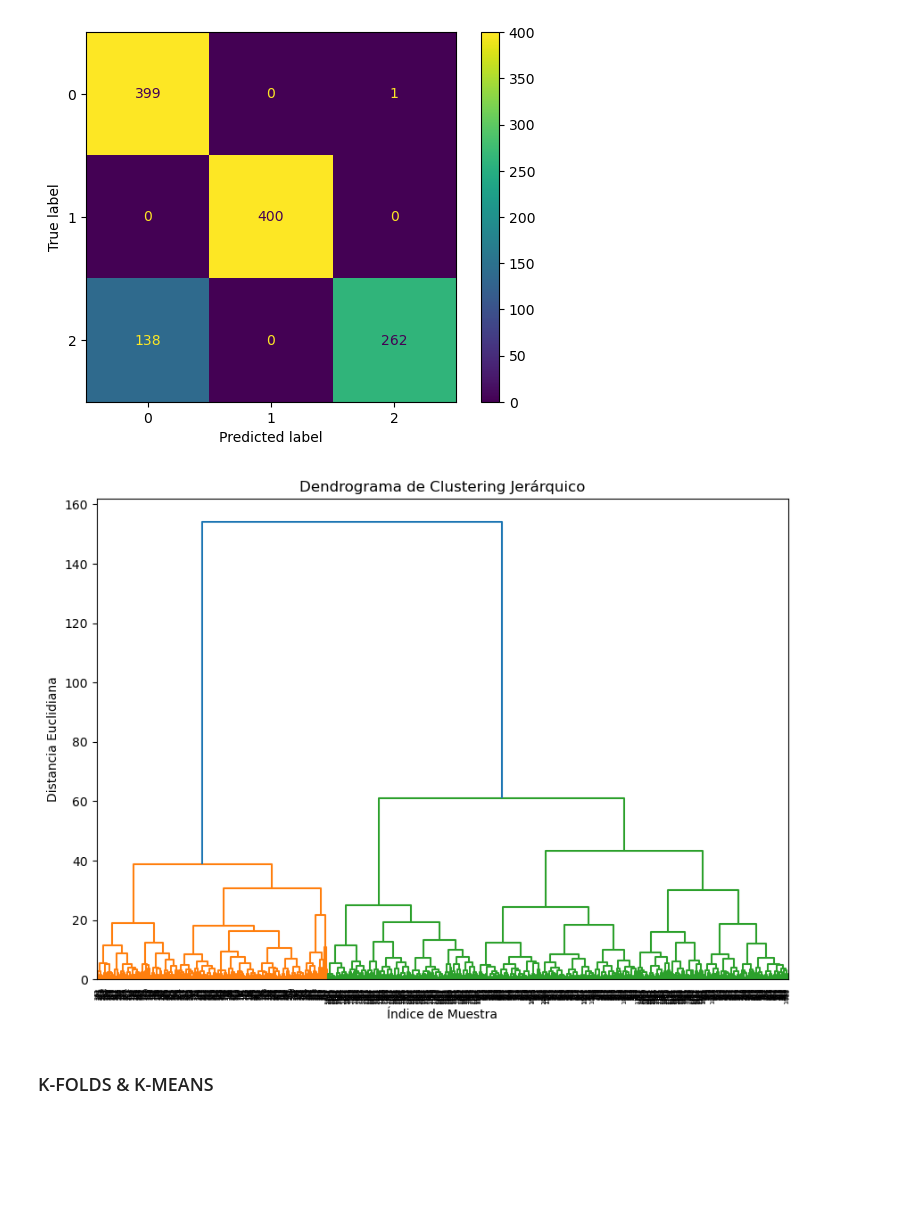
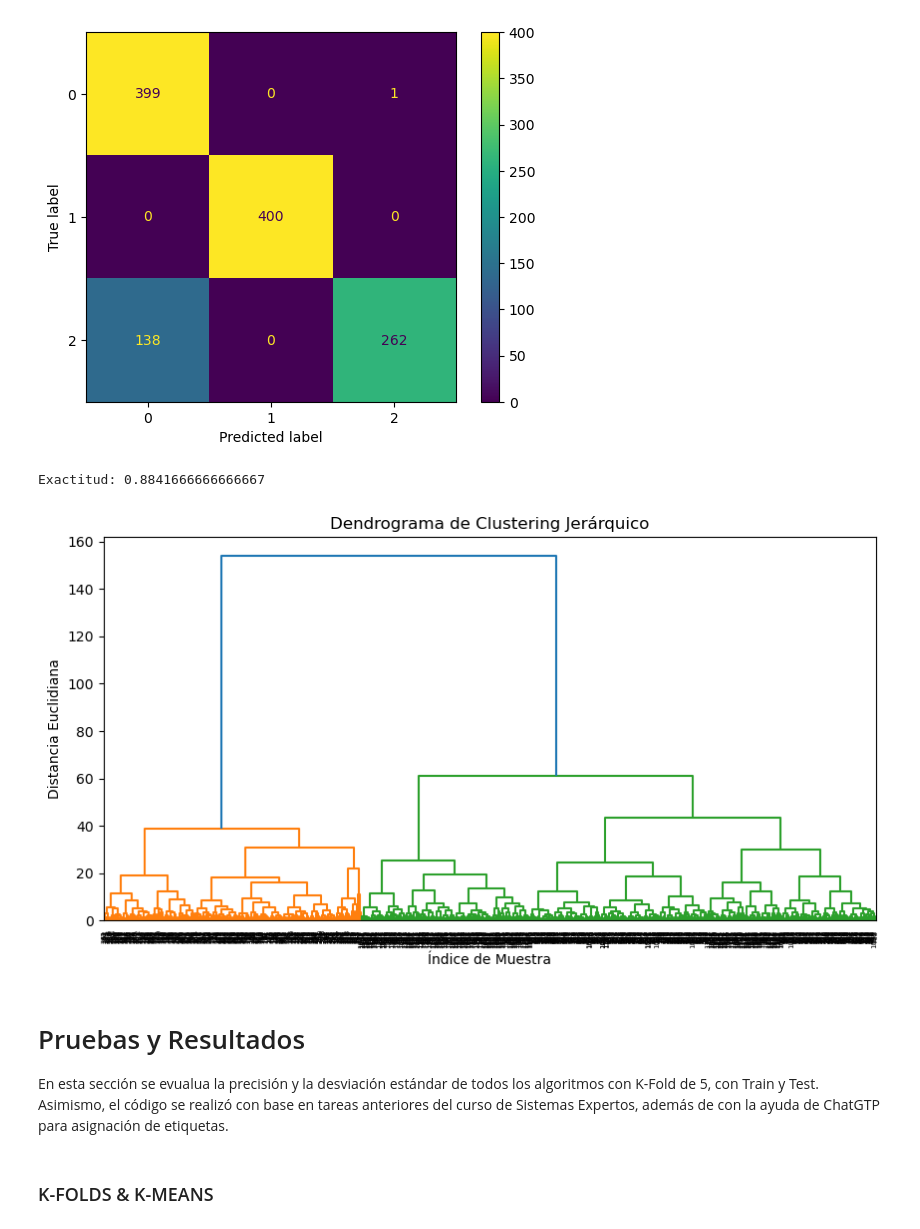
Before and after one commit to NicoleAlvarado/IF7103Proyecto, a Jupyter notebook: IF7103_Proyecto.ipynb, the cells around one changed output. Cells and saved outputs as stored; diff of their text form; code cells hidden in the pictures; blank space fills up the shorter version.

```diff
--- a/IF7103_Proyecto.ipynb
+++ b/IF7103_Proyecto.ipynb
@@ -587,18 +603,26 @@ plt.show()
 plot_confusion_matrix(true_labels, aggloclust_pca)
 # %% [output]
 [figure]
+# %%
+print("Exactitud:", accuracy_score(aggloclust_pca, true_labels))
+# %% [output]
+Exactitud: 0.8841666666666667
 # %%
 Z = linkage(X_pca_3d, method='ward')  # El método 'ward' minimiza la varianza dentro de cada grupo
 
 # Crear el dendrograma
-plt.figure(figsize=(10, 7))
+plt.figure(figsize=(10, 5))
 dendrogram(Z)
 plt.title("Dendrograma de Clustering Jerárquico")
 plt.xlabel("Índice de Muestra")
 plt.ylabel("Distancia Euclidiana")
 plt.show()
 # %% [output]
-[figure, old version]
+[figure, new version]
+# %% [markdown]
+# Pruebas y Resultados
+
+En esta sección se evualua la precisión y la desviación estándar de todos los algoritmos con K-Fold de 5, con Train y Test. Asimismo, el código se realizó con base en tareas anteriores del curso de Sistemas Expertos, además de con la ayuda de ChatGTP para asignación de etiquetas.
 # %% [markdown]
 ### K-FOLDS & K-MEANS
 # %%
```
Also changed, not shown: parts of 96 cells of this notebook.
